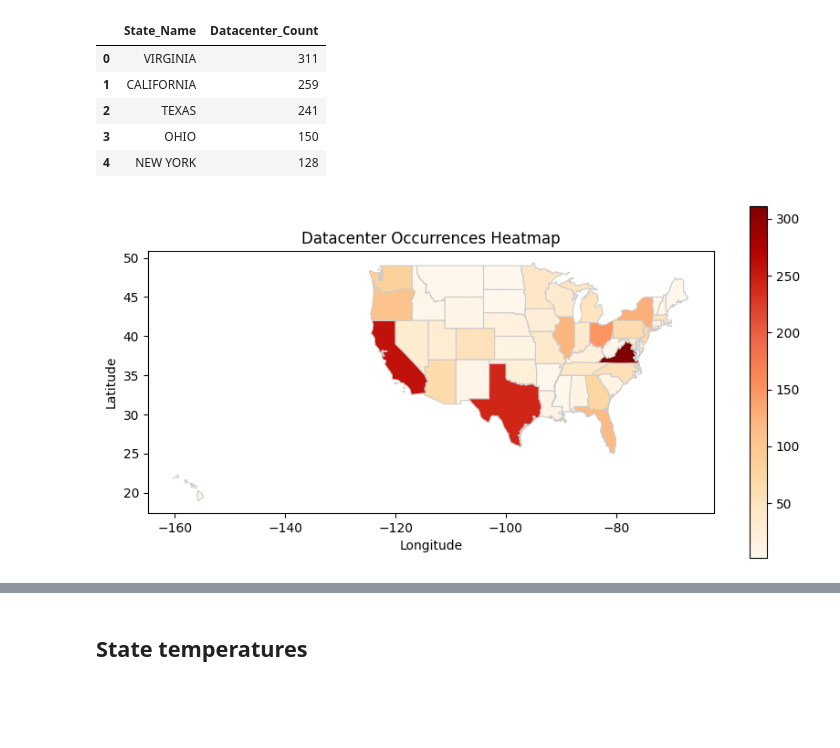
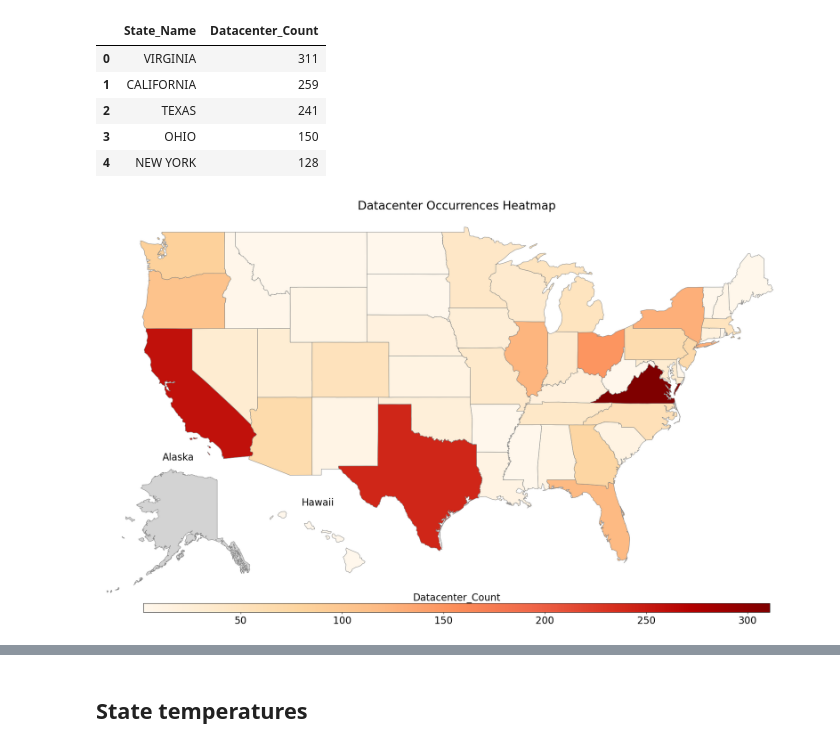
Before and after one commit to trinerye/spatial_exam, a Jupyter notebook: src/testnb.ipynb, the cells around one changed output, grey strips where cells are left out. Cells and saved outputs as stored; diff of their text form; code cells hidden in the pictures; blank space fills up the shorter version.

```diff
--- a/src/testnb.ipynb
+++ b/src/testnb.ipynb
@@ -111,17 +140,14 @@ state_counts.head()
 # %%
 # Merge the state counts with the state shapefile map based on state names
 merged_data = merged_data.merge(state_counts, how='left', on='State_Name')
-
-# Plot the map with state occurrences heatmap
-fig, ax = plt.subplots(figsize=(10, 5))
-merged_data.plot(column='Datacenter_Count', cmap='OrRd', linewidth=0.8, ax=ax, edgecolor='0.8', legend=True)
-
-plt.title('Datacenter Occurrences Heatmap')
-plt.xlabel('Longitude')
-plt.ylabel('Latitude')
-plt.show()
-# %% [output]
-[figure, removed]
+# %%
+data_column = 'Datacenter_Count'
+
+title = f'Datacenter Occurrences Heatmap'
+
+plot_us_states(merged_data, data_column, title=title, colormap='OrRd')
+# %% [output]
+[figure, added]
 # %%
 internet_df = pd.read_csv('../in/average-internet-speed-by-state-2024.csv')
 
```
Also changed, not shown: parts of 23 cells of this notebook.
